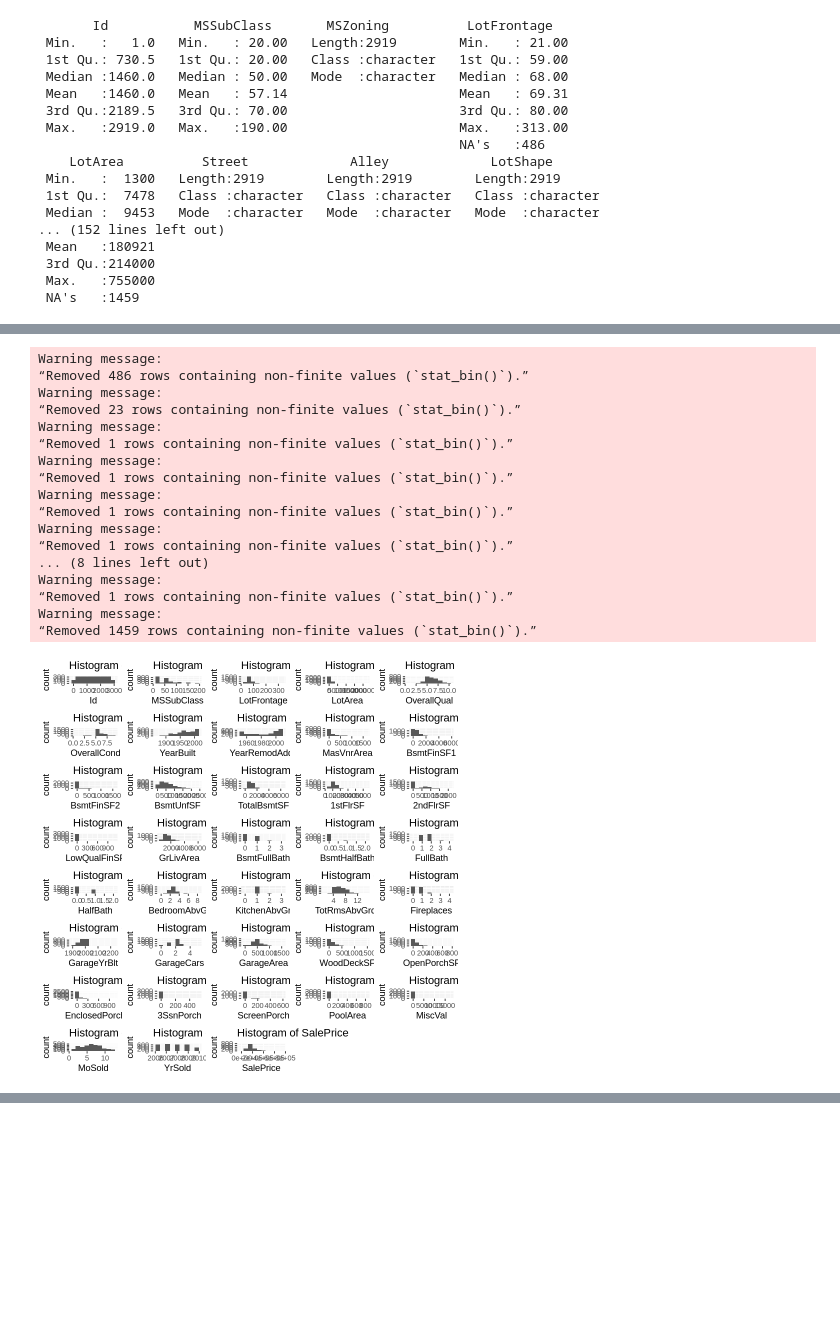
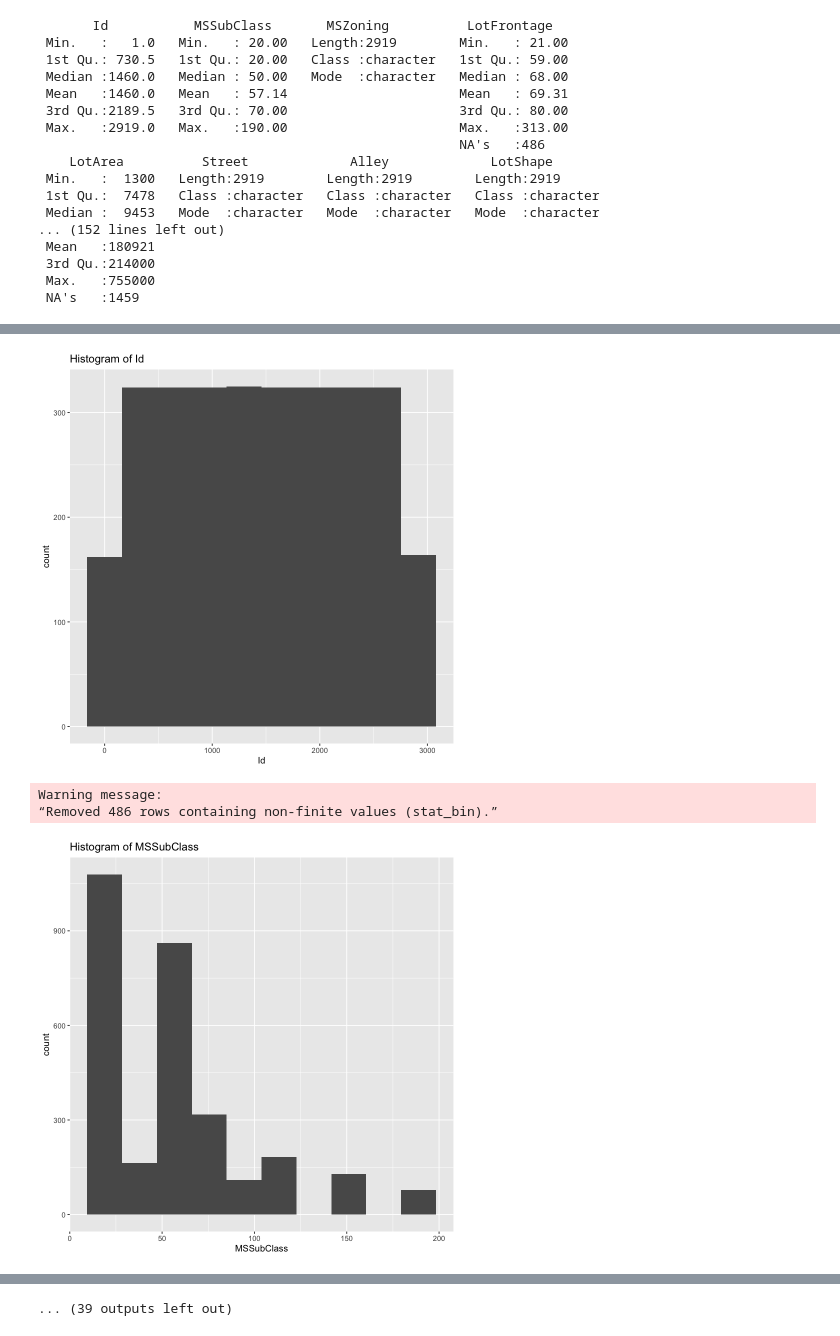
Before and after one commit to wmduggan41/housing_forecast, a Jupyter notebook: house_prices.ipynb, the cells around one changed output, grey strips where cells are left out. Saved outputs shown, nothing was run; the diff lists cells and outputs as text; code cells hidden in the pictures; blank space fills up the shorter version.

```diff
--- a/house_prices.ipynb
+++ b/house_prices.ipynb
@@ -159,32 +172,16 @@ Installing package into ‘/usr/local/lib/R/site-library’
 # %%
-plots <- list()
 for (col in names(data)) {
   if (is.numeric(data[[col]])) {
-    plot <- ggplot(data, aes(x = .data[[col]])) +
+    print(ggplot(data, aes(x = .data[[col]])) +
       geom_histogram(bins = 10) +
-      ggtitle(paste("Histogram of", col))
-    plots[[col]] <- plot
+      ggtitle(paste("Histogram of", col)))
   }
 }
 
 # Arrange the plots in a grid
 grid.arrange(grobs = plots, ncol = 5)
 # %% [output]
+[figure, new version]
 Warning message:
-“Removed 486 rows containing non-finite values (`stat_bin()`).”
-Warning message:
-“Removed 23 rows containing non-finite values (`stat_bin()`).”
-Warning message:
-“Removed 1 rows containing non-finite values (`stat_bin()`).”
-Warning message:
-“Removed 1 rows containing non-finite values (`stat_bin()`).”
-Warning message:
-“Removed 1 rows containing non-finite values (`stat_bin()`).”
-Warning message:
-“Removed 1 rows containing non-finite values (`stat_bin()`).”
-... (8 lines left out)
-Warning message:
-“Removed 1 rows containing non-finite values (`stat_bin()`).”
-Warning message:
-“Removed 1459 rows containing non-finite values (`stat_bin()`).”
+“Removed 486 rows containing non-finite values (stat_bin).”
-[figure, old version]
+[figure, added]
@@ -190,0 +199 @@ Warning message:
+... (39 outputs left out)
```
Also changed, not shown: parts of 4 cells of this notebook.
